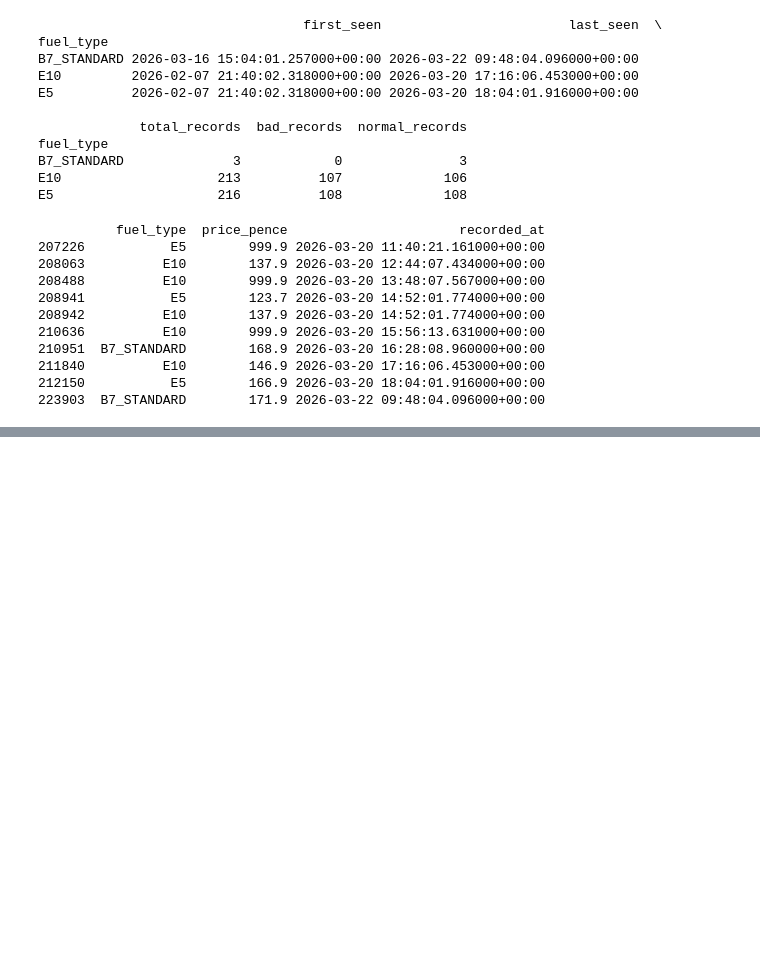
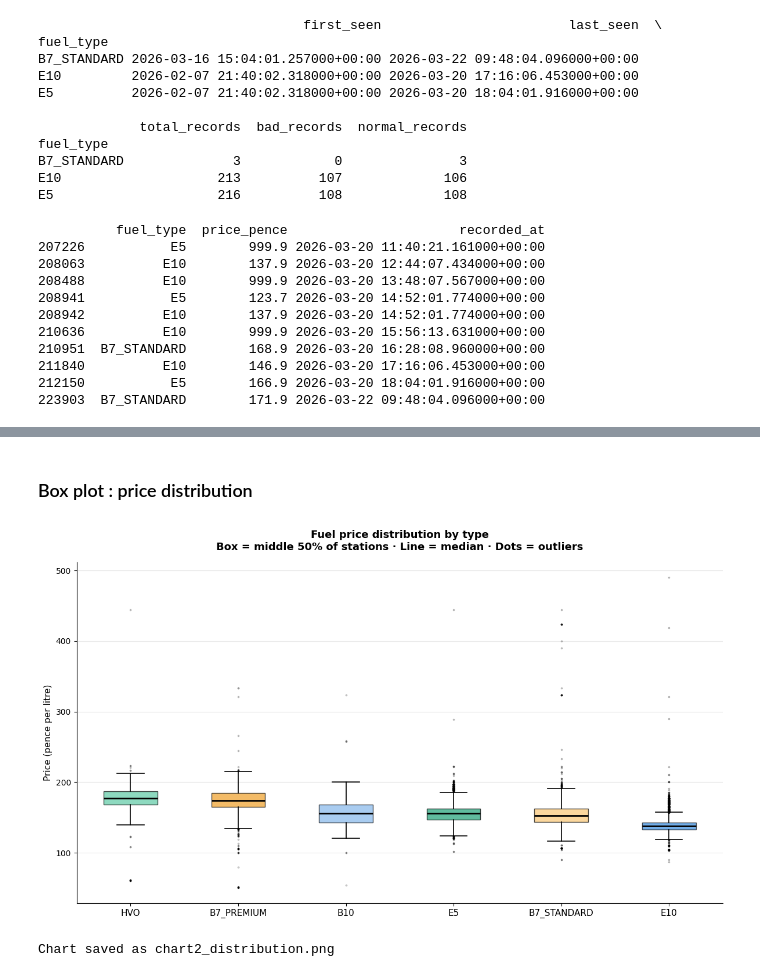
Before and after one commit to suzzzel5/Fule-Price-UK, a Jupyter notebook: notebooks/01_data_analysis.ipynb, the cells around one changed output, grey strips where cells are left out. Saved outputs shown, nothing was run; the diff lists cells and outputs as text; code cells hidden in the pictures; blank space fills up the shorter version.

```diff
--- a/notebooks/01_data_analysis.ipynb
+++ b/notebooks/01_data_analysis.ipynb
@@ -421,0 +518,46 @@ print(station_data.tail(10)[['fuel_type','price_pence','recorded_at']])
+# %% [markdown]
+### Box plot : price distribution
+# %%
+# - Chart 2: Box plot - price distribution per fuel type
+fig, ax = plt.subplots(figsize=(12, 7))
+
+# Order fuel types by median price
+order = data_clean.groupby('fuel_type')['price_pence'].median()\
+                .sort_values(ascending=False).index.tolist()
+
+# Draw box plot
+data_to_plot = [data_clean[data_clean['fuel_type'] == f]['price_pence'].values
+                for f in order]
+
+bp = ax.boxplot(data_to_plot,
+                labels=order,
+                patch_artist=True,
+                notch=False,
+                medianprops=dict(color='black', linewidth=2),
+                whiskerprops=dict(linewidth=1.2),
+                capprops=dict(linewidth=1.2),
+                flierprops=dict(marker='.', markersize=3,
+                               alpha=0.3, color='gray'))
+
+# Color each box
+box_colors = ['#5DCAA5', '#EF9F27', '#85B7EB', '#1D9E75', '#FAC775', '#378ADD']
+for patch, color in zip(bp['boxes'], box_colors):
+    patch.set_facecolor(color)
+    patch.set_alpha(0.7)
+
+# Formatting
+ax.set_ylabel('Price (pence per litre)', fontsize=11)
+ax.set_title('Fuel price distribution by type\nBox = middle 50% of stations · Line = median · Dots = outliers',
+             fontsize=13, fontweight='bold', pad=15)
+ax.spines['top'].set_visible(False)
+ax.spines['right'].set_visible(False)
+ax.grid(axis='y', alpha=0.3)
+ax.set_xticklabels(order, fontsize=11)
+
+plt.tight_layout()
+plt.savefig('../figures/chart2_distribution.png', dpi=150, bbox_inches='tight')
+plt.show()
+print("Chart saved as chart2_distribution.png")
+# %% [output]
+[figure, added]
+Chart saved as chart2_distribution.png
```
Also changed, not shown: parts of 9 cells of this notebook.
